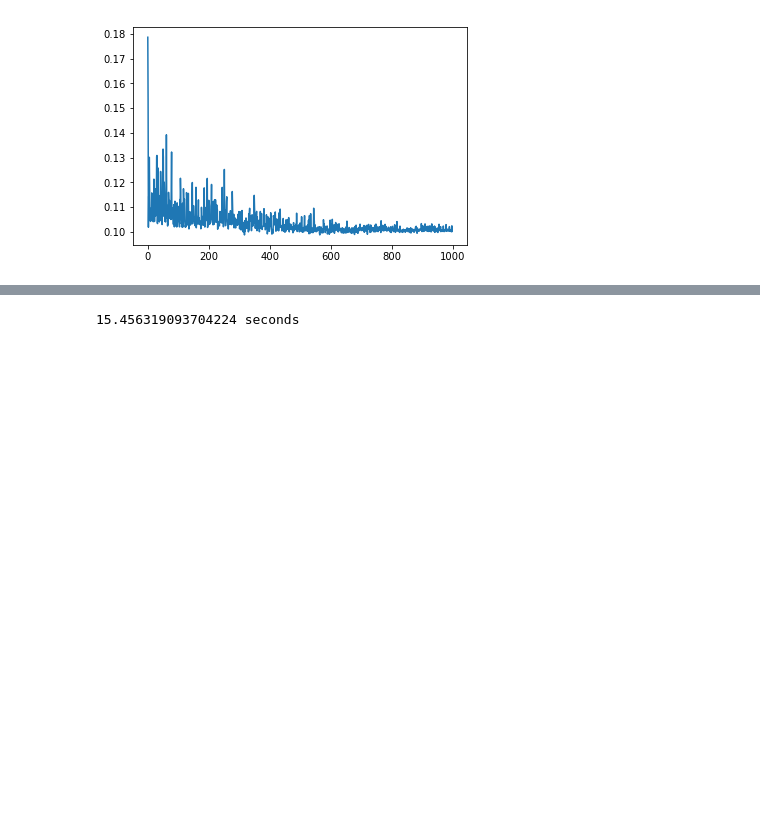
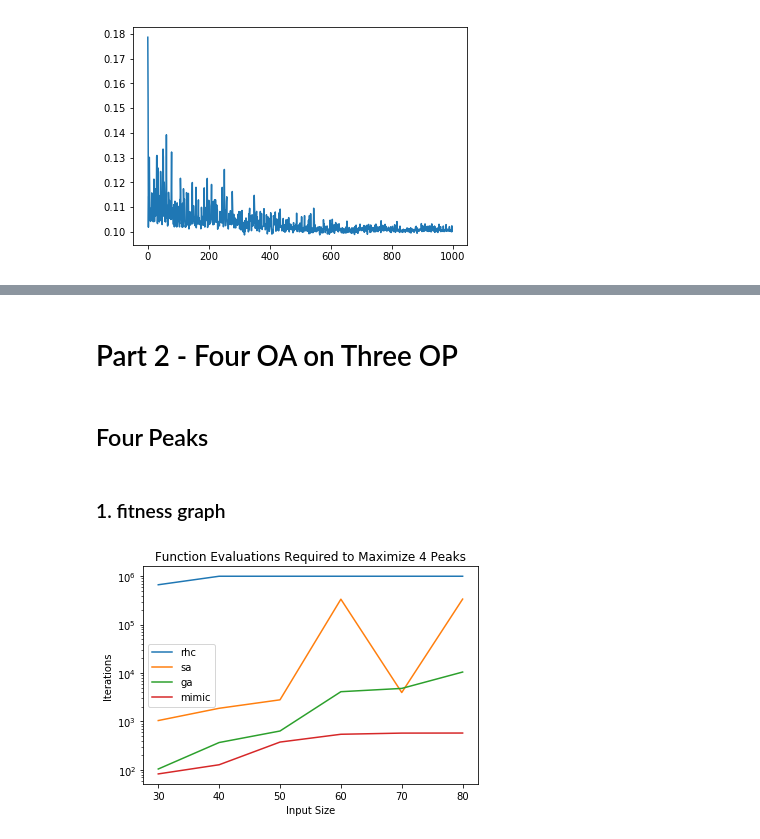
Before and after one commit to Quintus-Zhang/Randomized-Optimization, a Jupyter notebook: graphs.ipynb, the cells around one changed output, grey strips where cells are left out. Cells and saved outputs as stored; diff of their text form; code cells hidden in the pictures; blank space fills up the shorter version.

```diff
--- a/graphs.ipynb
+++ b/graphs.ipynb
@@ -36,4 +26,21 @@ print(f"{time.time()-start} seconds")
-# %%
-print(f"{time.time()-start} seconds")
-# %% [output]
-15.456319093704224 seconds
+# %% [markdown]
+# Part 2 - Four OA on Three OP
+# %% [markdown]
+## Four Peaks
+# %% [markdown]
+### 1. fitness graph
+# %%
+fh_1 = np.array([[1000001, 872, 134, 139], [1000001, 1956, 532, 234], [1000001, 2772, 917, 397], [1000001, 3525, 2143, 828], [1000001, 2989, 4945, 681], [1000001, 1000001, 3359, 746]])
+fh_2 = np.array([[1000001, 1256, 109, 51], [1000001, 1559, 399, 69], [1000001, 2984, 206, 348], [1000001, 3263, 3773, 276], [1000001, 4505, 6059, 482], [1000001, 6218, 14874, 541]])
+fh_3 = np.array([[834, 1001, 69, 57], [1000001, 2094, 169, 79], [1000001, 2634, 779, 379], [1000001, 1000001, 6429, 525], [1000001, 4380, 3429, 559], [1000001, 5220, 13222, 440]])
+
+fh = (fh_1 + fh_2 + fh_3) / 3
+# %%
+plt.semilogy([30, 40, 50, 60, 70, 80], fh)
+plt.legend(['rhc', 'sa', 'ga', 'mimic'])
+plt.xlabel('Input Size')
+plt.ylabel('Iterations')
+plt.title('Function Evaluations Required to Maximize 4 Peaks')
+plt.show()
+# %% [output]
+[figure, added]
```
Also changed, not shown: parts of 39 cells of this notebook, 6 other files.
